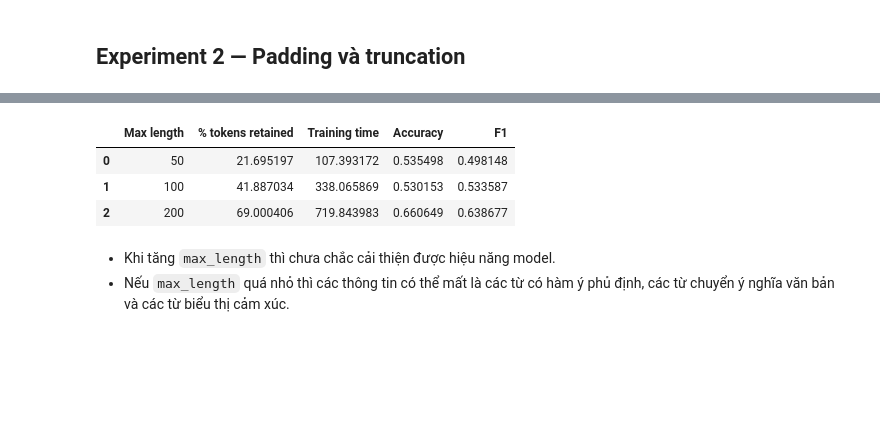
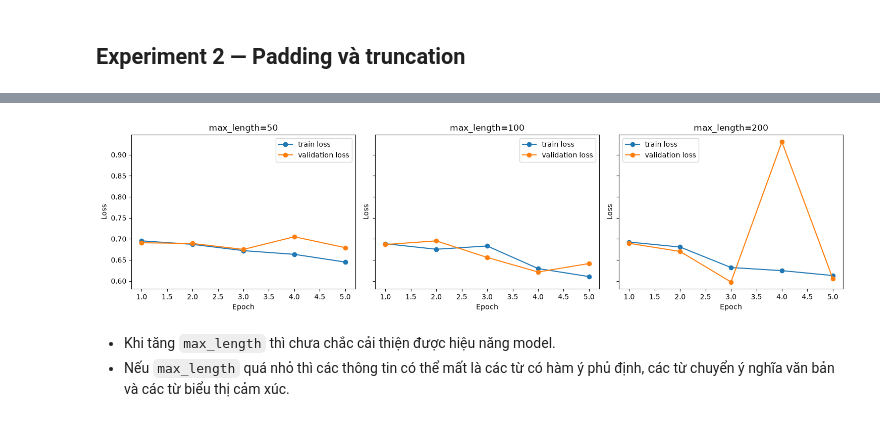
Before and after one commit to Tralaiday/NLP, a Jupyter notebook: Lab5/src/sequence_classification.ipynb, the cells around one changed output, grey strips where cells are left out. Saved outputs shown, nothing was run; the diff lists cells and outputs as text; code cells hidden in the pictures; blank space fills up the shorter version.

```diff
--- a/Lab5/src/sequence_classification.ipynb
+++ b/Lab5/src/sequence_classification.ipynb
@@ -517,39 +379,18 @@ Epoch 2/2 | Train Loss: 0.6557 | Val Loss: 0.6194 | Val F1: 0.6387
 # %%
-# Đánh giá lại các mô hình RNN đã huấn luyện
-criterion = nn.BCEWithLogitsLoss()
-
-for max_length in max_lengths:
-    val_dataset = ReviewDataset(
-        val_data, vocab, max_length
-    )
-
-    val_loader = DataLoader(
-        val_dataset,
-        batch_size=BATCH_SIZE,
-        shuffle=False
-    )
-
-    metrics = evaluate(
-        trained_models[max_length],
-        val_loader,
-        criterion,
-        device
-    )
-
-    # Cập nhật kết quả đã lưu
-    for result in results:
-        if result["Max length"] == max_length:
-            result["Accuracy"] = metrics["accuracy"]
-            result["F1"] = metrics["f1"]
-            break
-
-results_df = pd.DataFrame(results)
-display(results_df)
+fig, axes = plt.subplots(1, len(max_lengths), figsize=(15, 4), sharey=True)
+for ax, max_length in zip(np.atleast_1d(axes), max_lengths):
+    history = histories[max_length]
+    epochs = range(1, len(history['train_loss']) + 1)
+    ax.plot(epochs, history['train_loss'], marker='o', label='train loss')
+    ax.plot(epochs, history['val_loss'], marker='o', label='validation loss')
+    ax.set_title(f'max_length={max_length}')
+    ax.set_xlabel('Epoch')
+    ax.set_ylabel('Loss')
+    ax.legend()
+plt.tight_layout()
+plt.show()
 # %% [output]
-|  | Max length | % tokens retained | Training time | Accuracy | F1 |
-| 0 | 50 | 21.695197 | 107.393172 | 0.535498 | 0.498148 |
-| 1 | 100 | 41.887034 | 338.065869 | 0.530153 | 0.533587 |
-| 2 | 200 | 69.000406 | 719.843983 | 0.660649 | 0.638677 |
+[figure, added]
 # %% [markdown]
 - Khi tăng `max_length` thì chưa chắc cải thiện được hiệu năng model.
 - Nếu `max_length` quá nhỏ thì các thông tin có thể mất là các từ có hàm ý phủ định, các từ chuyển ý nghĩa văn bản và các từ biểu thị cảm xúc.
```
Also changed, not shown: parts of 8 cells of this notebook, 8 other files.
